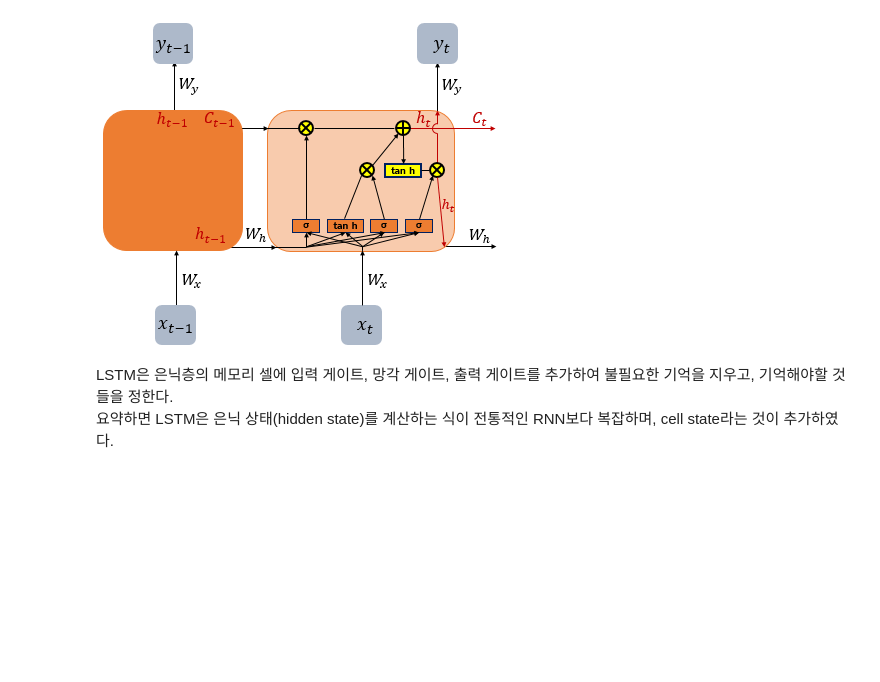
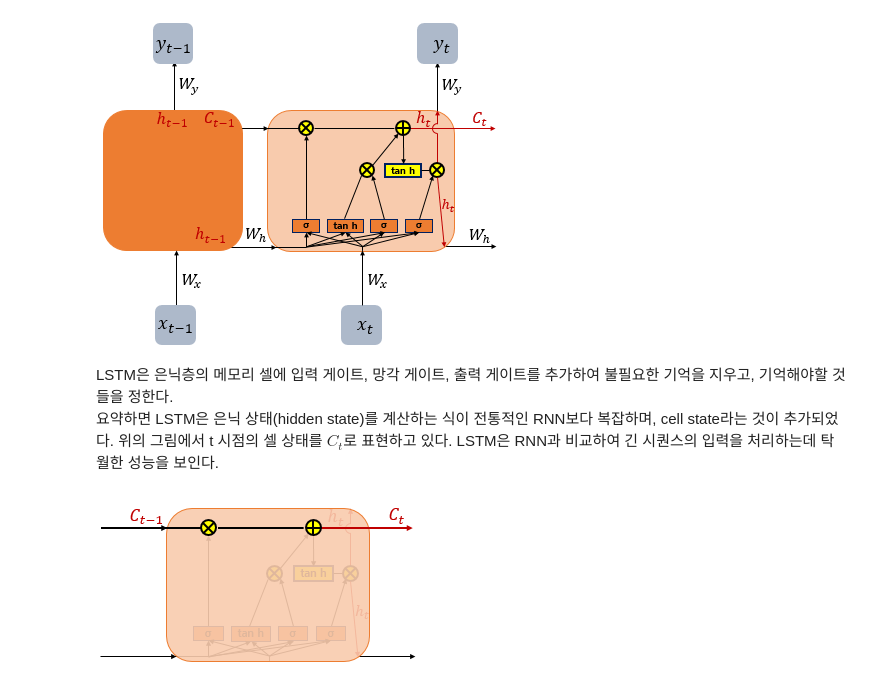
Before and after one commit to tryfasting/deeplearning-pytorch-textbook, a Jupyter notebook: 07-02 LSTM과 GRU.ipynb, the cells around one changed output. Cells and saved outputs as stored; diff of their text form; code cells hidden in the pictures; blank space fills up the shorter version.

```diff
--- a/07-02 LSTM과 GRU.ipynb
+++ b/07-02 LSTM과 GRU.ipynb
@@ -22,4 +22,9 @@ Image("./scr/07-02 vaniila_rnn_and_different_lstm_ver2.png")
 [figure]
 # %% [markdown]
 LSTM은 은닉층의 메모리 셀에 입력 게이트, 망각 게이트, 출력 게이트를 추가하여 불필요한 기억을 지우고, 기억해야할 것들을 정한다.
-요약하면 LSTM은 은닉 상태(hidden state)를 계산하는 식이 전통적인 RNN보다 복잡하며, cell state라는 것이 추가하였다.
+요약하면 LSTM은 은닉 상태(hidden state)를 계산하는 식이 전통적인 RNN보다 복잡하며, cell state라는 것이 추가되었다.
+위의 그림에서 t 시점의 셀 상태를 $C_{t}$로 표현하고 있다. LSTM은 RNN과 비교하여 긴 시퀀스의 입력을 처리하는데 탁월한 성능을 보인다.
+# %%
+Image("./scr/07-02 cellstate.png")
+# %% [output]
+[figure, added]
```
Also changed, not shown: parts of 29 cells of this notebook, 6 other files.
